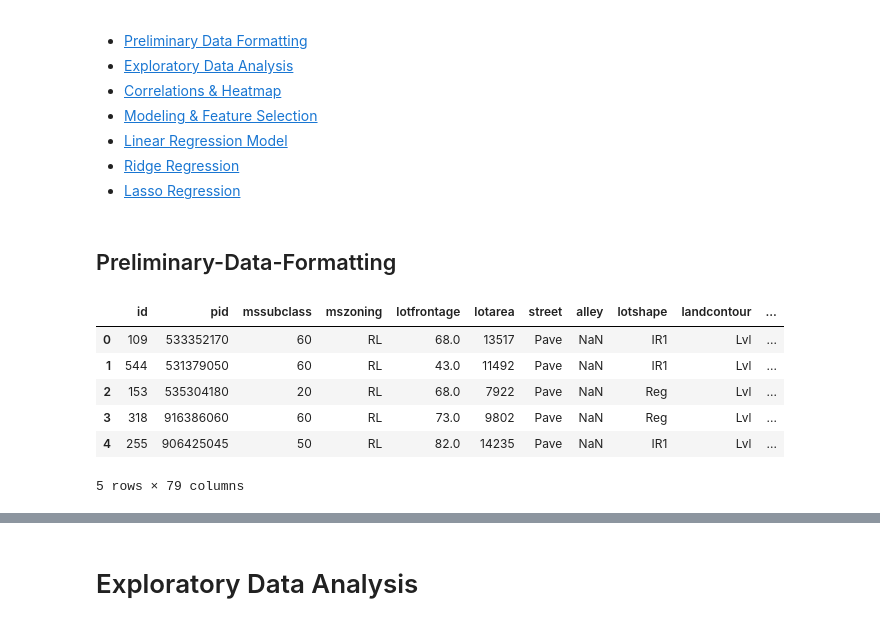
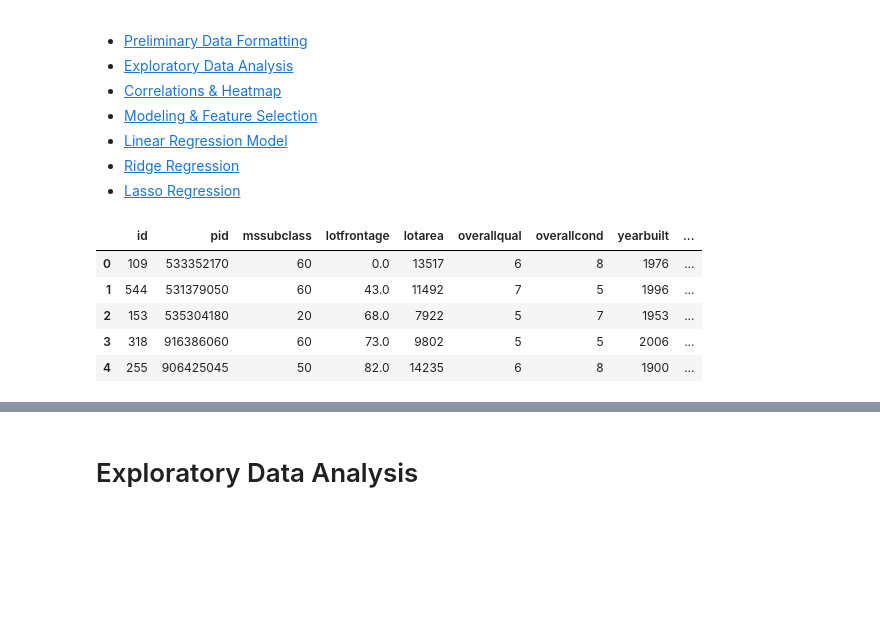
Before and after one commit to alexyehyuxuan/disprojects, a Jupyter notebook: Project_2/2.Project_2 - EDA_Modeling.ipynb, the cells around one changed output, grey strips where cells are left out. Drawn from its saved outputs; the diff is of its cells as text; code cells hidden in the pictures; blank space fills up the shorter version.

```diff
--- a/Project_2/2.Project_2 - EDA_Modeling.ipynb
+++ b/Project_2/2.Project_2 - EDA_Modeling.ipynb
@@ -11,8 +11,6 @@ In this second notebook, I looked to explore and understand the data before atte
 - [Linear Regression Model](#Linear-Regression-Model)
 - [Ridge Regression](#Ridge-Regression)
 - [Lasso Regression](#Lasso-Regression)
-# %% [markdown]
-## Preliminary-Data-Formatting
 # %%
 import pandas as pd
 import numpy as np
@@ -27,13 +26,15 @@ from sklearn.metrics import mean_squared_error, r2_score
 from sklearn.dummy import DummyRegressor
 # %%
 train = pd.read_csv('datasets/train_cleaned.csv')
+test = pd.read_csv('datasets/test_cleaned.csv')
+pd.set_option('display.max_rows', 500)
+pd.set_option('display.max_columns', None)
 train.head()
 # %% [output]
-|  | id | pid | mssubclass | mszoning | lotfrontage | lotarea | street | alley | lotshape | landcontour | ... |
-| 0 | 109 | 533352170 | 60 | RL | 68.0 | 13517 | Pave | NaN | IR1 | Lvl | ... |
-| 1 | 544 | 531379050 | 60 | RL | 43.0 | 11492 | Pave | NaN | IR1 | Lvl | ... |
-| 2 | 153 | 535304180 | 20 | RL | 68.0 | 7922 | Pave | NaN | Reg | Lvl | ... |
-| 3 | 318 | 916386060 | 60 | RL | 73.0 | 9802 | Pave | NaN | Reg | Lvl | ... |
-| 4 | 255 | 906425045 | 50 | RL | 82.0 | 14235 | Pave | NaN | IR1 | Lvl | ... |
+|  | id | pid | mssubclass | lotfrontage | lotarea | overallqual | overallcond | yearbuilt | ... |
+| 0 | 109 | 533352170 | 60 | 0.0 | 13517 | 6 | 8 | 1976 | ... |
+| 1 | 544 | 531379050 | 60 | 43.0 | 11492 | 7 | 5 | 1996 | ... |
+| 2 | 153 | 535304180 | 20 | 68.0 | 7922 | 5 | 7 | 1953 | ... |
+| 3 | 318 | 916386060 | 60 | 73.0 | 9802 | 5 | 5 | 2006 | ... |
+| 4 | 255 | 906425045 | 50 | 82.0 | 14235 | 6 | 8 | 1900 | ... |
-5 rows × 79 columns
 # %%
```
Also changed, not shown: parts of 195 cells of this notebook.
